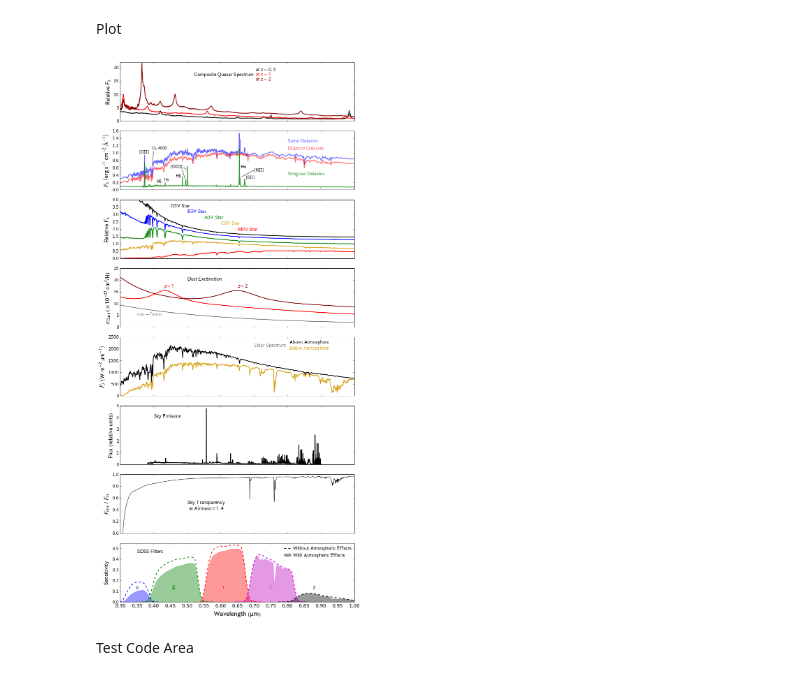
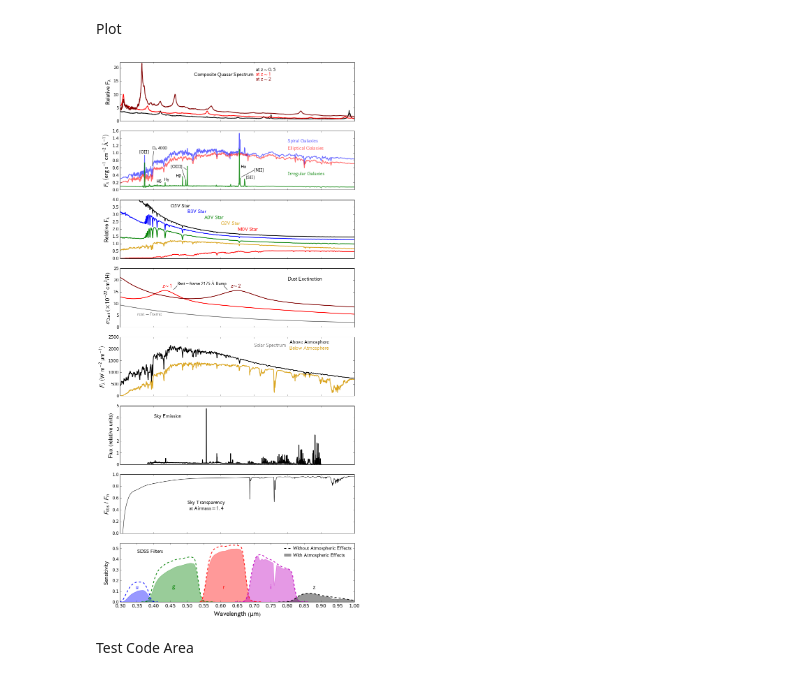
Before and after one commit to adelave1/171.618-plot, a Jupyter notebook: spectra_plot.ipynb, the cells around one changed output. Drawn from its saved outputs; the diff is of its cells as text; code cells hidden in the pictures.

Commit message:
Had to add 2175A bump

```diff
--- a/spectra_plot.ipynb
+++ b/spectra_plot.ipynb
@@ -121,10 +121,13 @@ ax[3].plot(dust_lambda, dust_cs * 1e22, color='gray', linewidth=2)
 ax[3].plot(dust_lambda * 2, dust_cs * 1e22, color='red', linewidth=2)
 ax[3].plot(dust_lambda * 3, dust_cs * 1e22, color='maroon', linewidth=2)
 ax[3].set_ylabel(r'$\sigma_{\rm{Dust}} \ (\times 10^{-22} \ \rm{cm}^2 / \rm{H})$', size=lbl_ft_sz - 1)
-ax[3].text(0.5, 20, r'$\rm{Dust \ Exctinction}$', size=lbl_ft_sz-3)
+ax[3].text(0.8, 20, r'$\rm{Dust \ Exctinction}$', size=lbl_ft_sz-3)
 ax[3].text(0.35, 5, r'$\rm{rest-frame}$', size=lbl_ft_sz-3, color='gray')
-ax[3].text(0.43, 17, r'$z \sim 1$', size=lbl_ft_sz-3, color='red')
-ax[3].text(0.65, 17, r'$z \sim 2$', size=lbl_ft_sz-3, color='maroon')
+ax[3].text(0.425, 17, r'$z \sim 1$', size=lbl_ft_sz-3, color='red')
+ax[3].text(0.63, 17, r'$z \sim 2$', size=lbl_ft_sz-3, color='maroon')
+ax[3].text(0.47, 18, r'$\rm Rest-frame \ 2175 \ \AA \ Bump$', size=lbl_ft_sz - 5)
+ax[3].plot([0.47, .46], [17.5, 16], color='k')
+ax[3].plot([0.61, .62], [17.5, 16], color='k')
 #ax[3].set_yticklabels([1e-6, 3e-6, 1e-5])
 #ax[3].set_yticks([1e-6, 3e-6, 1e-5])
 
@@ -169,35 +172,35 @@ sl_h = 0.14
 ax[7].text(.35, sl_h, r'$\rm{u}$', color='b', **kwargs)
 ax[7].text(.46, sl_h, r'$\rm{g}$', color='g', **kwargs)
 ax[7].text(.61, sl_h, r'$\rm{r}$', color='r', **kwargs)
 ax[7].text(.75, sl_h, r'$\rm{i}$', color='m', **kwargs)
 ax[7].text(.88, sl_h, r'$\rm{z}$', color='k', **kwargs)
 ax[7].set_ylabel(r'$\rm{Sensitivity}$', size=lbl_ft_sz-1)
 ax[7].text(.35, .46, r'$\rm{SDSS \ Filters}$', size=lbl_ft_sz-3)
 ax[7].plot([.79, .815], [0.5, 0.5], color='black', linestyle='--', linewidth=2)
 ax[7].text(.815, .49, r'$\rm{Without \ Atmospheric \ Effects}$', size=lbl_ft_sz-3.5)
 ax[7].fill([.79, .81, .81, .79, .79], [.45, .45, .43, .43, .45], fc='k', ec='k', alpha=0.4)
 ax[7].text(.815, .425, r'$\rm{With \ Atmospheric \ Effects}$', size=lbl_ft_sz-3.5)
 
 # lines
 ax[1].text(.395, 1.1, r'$\rm{D}_{\rm{n}} \ 4000$', color='black', size=lbl_ft_sz - 5)
 ax[1].plot([.40, .395], [1.05, 0.65], color='black')
 ax[1].text(.6595, 0.6, r'$\rm{H}\alpha$', color='black', size=lbl_ft_sz - 5)
 ax[1].text(.674, 0.3, r'$[\rm{SII}]$', color='black', size=lbl_ft_sz - 5)
 ax[1].text(.45, 0.6, r'$[\rm{OIII}]$', color='black', fontsize=lbl_ft_sz - 5)
 ax[1].plot([.4850, .4940], [0.55, .3], color='black')
 ax[1].plot([.490, .4980], [0.6, 0.55], color='black')
 ax[1].text(.4660, .35, r'$\rm{H}\beta$', color='black', size=lbl_ft_sz - 5)
 ax[1].text(.4300, .25, r'$\rm{H}\gamma$', color='black', size=lbl_ft_sz - 5)
 ax[1].text(.4070, .2, r'$\rm{H}\delta$', color='black', size=lbl_ft_sz - 5)
 ax[1].text(.356, 1, r'$[\rm{OII}]$', color='black', size=lbl_ft_sz - 5)
 ax[1].text(0.7, 0.5, r'$[\rm{NII}]$', color='black', size=lbl_ft_sz - 5)
 ax[1].plot([0.7, .663], [0.53, 0.35], color='black')
 
-#plt.savefig('sotzen_wang_delavega_171_618_spectra_plot_3.jpg', format='jpg', dpi=140, bbox_inches='tight')
+plt.savefig('sotzen_wang_delavega_171_618_spectra_plot_4.jpg', format='jpg', dpi=140, bbox_inches='tight')
 
 plt.show()
 # %% [output]
-[figure, old version]
+[figure, new version]
 # %% [markdown]
 Test Code Area
 # %%
```
Also changed, not shown: 1 other file.
